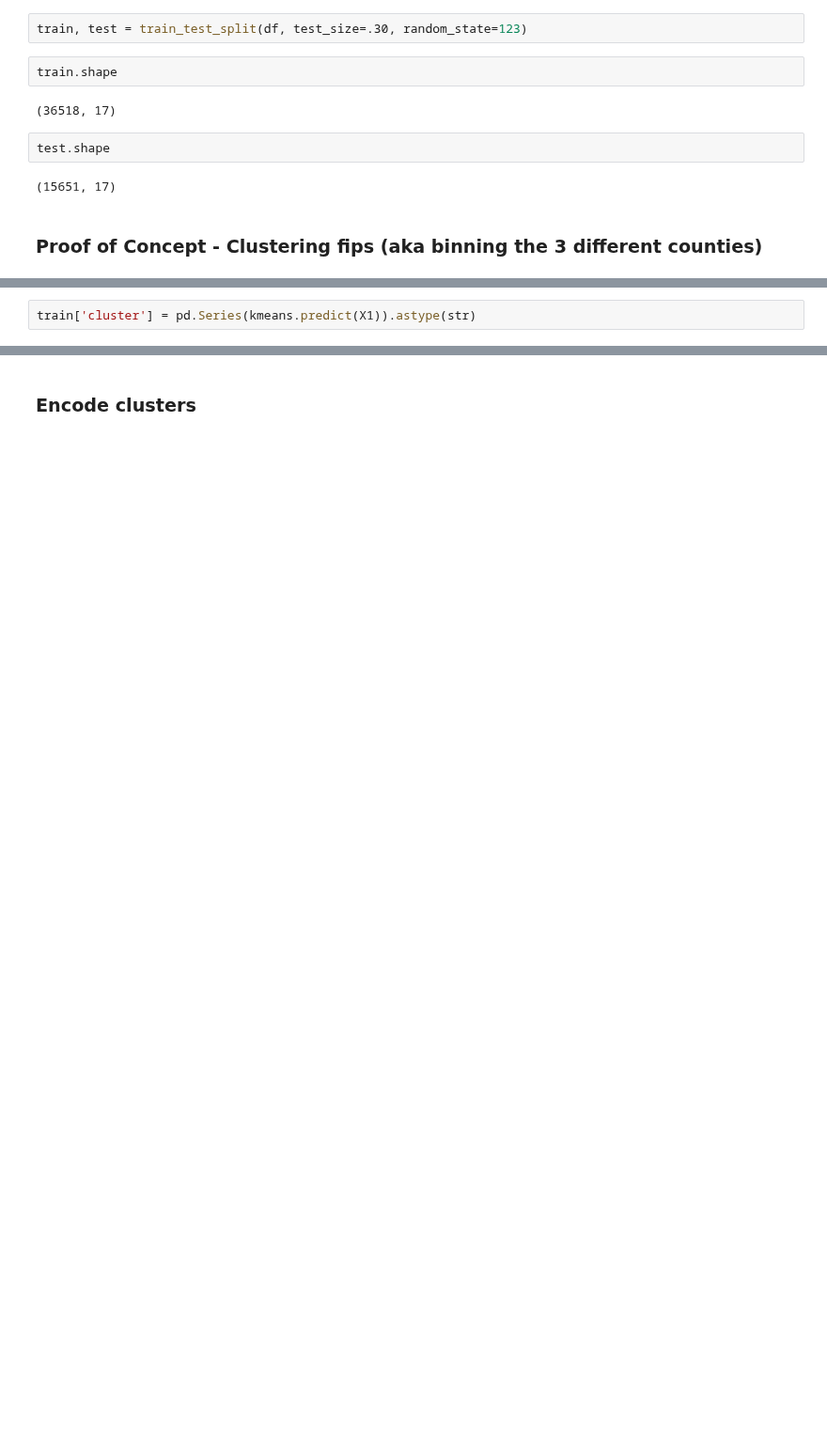
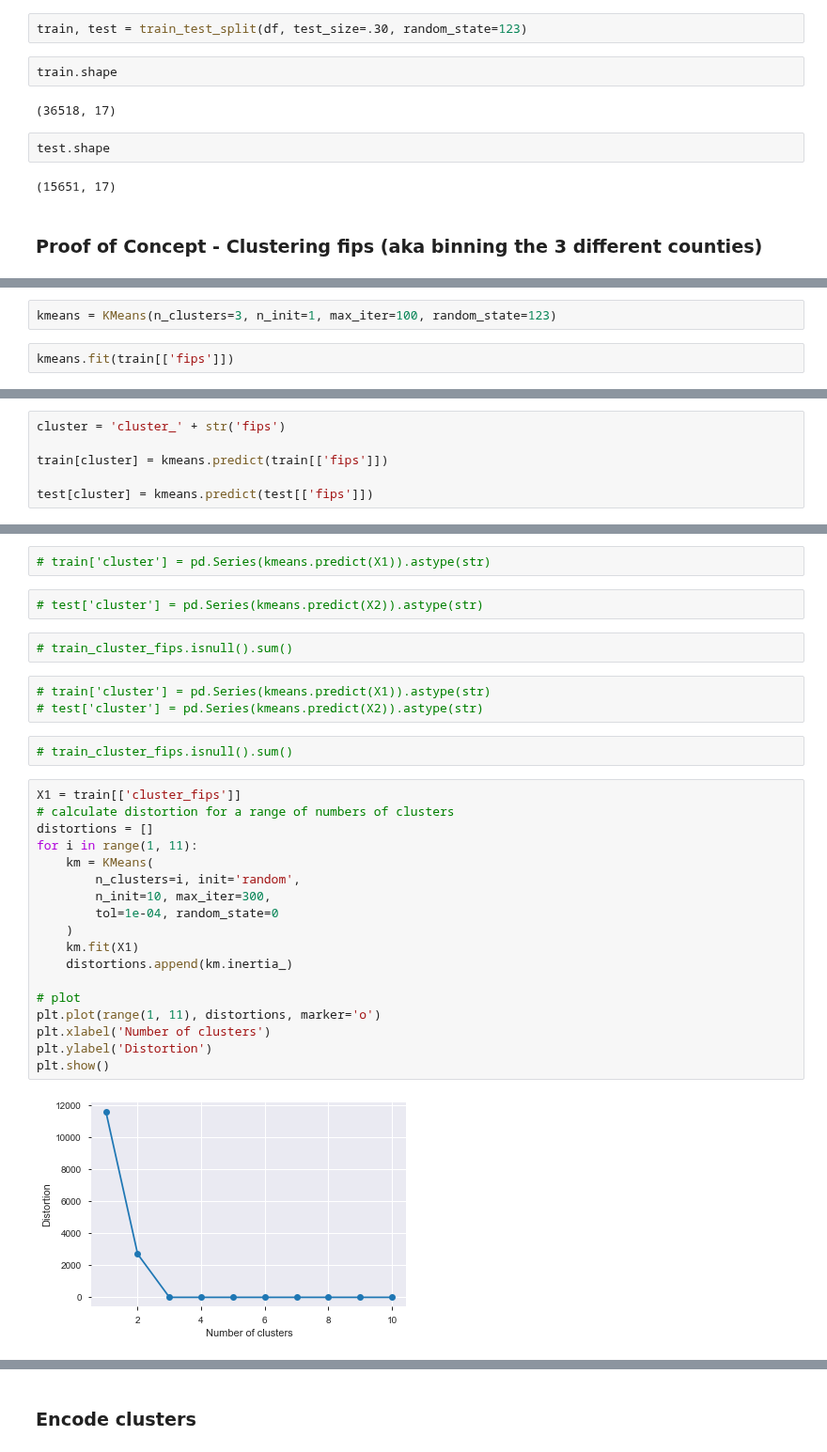
Before and after one commit to FJ-Zillow-Org/Zillow, a Jupyter notebook: jeffs_deliverable_Copy2.ipynb, the cells around one changed output, grey strips where cells are left out. Shown at 94% size. Cells and saved outputs as stored; diff of their text form; blank space fills up the shorter version.

```diff
--- a/jeffs_deliverable_Copy2.ipynb
+++ b/jeffs_deliverable_Copy2.ipynb
@@ -125,0 +128,4 @@ def create_k_clusters(train, test, cluster_feature_id, cluster_cols, k):
+# %%
+kmeans = KMeans(n_clusters=3, n_init=1, max_iter=100, random_state=123)
+# %%
+kmeans.fit(train[['fips']])
@@ -125,0 +145,6 @@ def create_k_clusters(train, test, cluster_feature_id, cluster_cols, k):
+# %%
+cluster = 'cluster_' + str('fips')
+
+train[cluster] = kmeans.predict(train[['fips']])
+
+test[cluster] = kmeans.predict(test[['fips']])
@@ -144,2 +183,31 @@ KMeans(algorithm='auto', copy_x=True, init='k-means++', max_iter=300,
 # %%
-train['cluster'] = pd.Series(kmeans.predict(X1)).astype(str)
+# train['cluster'] = pd.Series(kmeans.predict(X1)).astype(str)
+# %%
+# test['cluster'] = pd.Series(kmeans.predict(X2)).astype(str)
+# %%
+# train_cluster_fips.isnull().sum()
+# %%
+# train['cluster'] = pd.Series(kmeans.predict(X1)).astype(str)
+# test['cluster'] = pd.Series(kmeans.predict(X2)).astype(str)
+# %%
+# train_cluster_fips.isnull().sum()
+# %%
+X1 = train[['cluster_fips']]
+# calculate distortion for a range of numbers of clusters
+distortions = []
+for i in range(1, 11):
+    km = KMeans(
+        n_clusters=i, init='random',
+        n_init=10, max_iter=300,
+        tol=1e-04, random_state=0
+    )
+    km.fit(X1)
+    distortions.append(km.inertia_)
+
+# plot
+plt.plot(range(1, 11), distortions, marker='o')
+plt.xlabel('Number of clusters')
+plt.ylabel('Distortion')
+plt.show()
+# %% [output]
+[figure, added]
```
Also changed, not shown: parts of 95 cells of this notebook.
